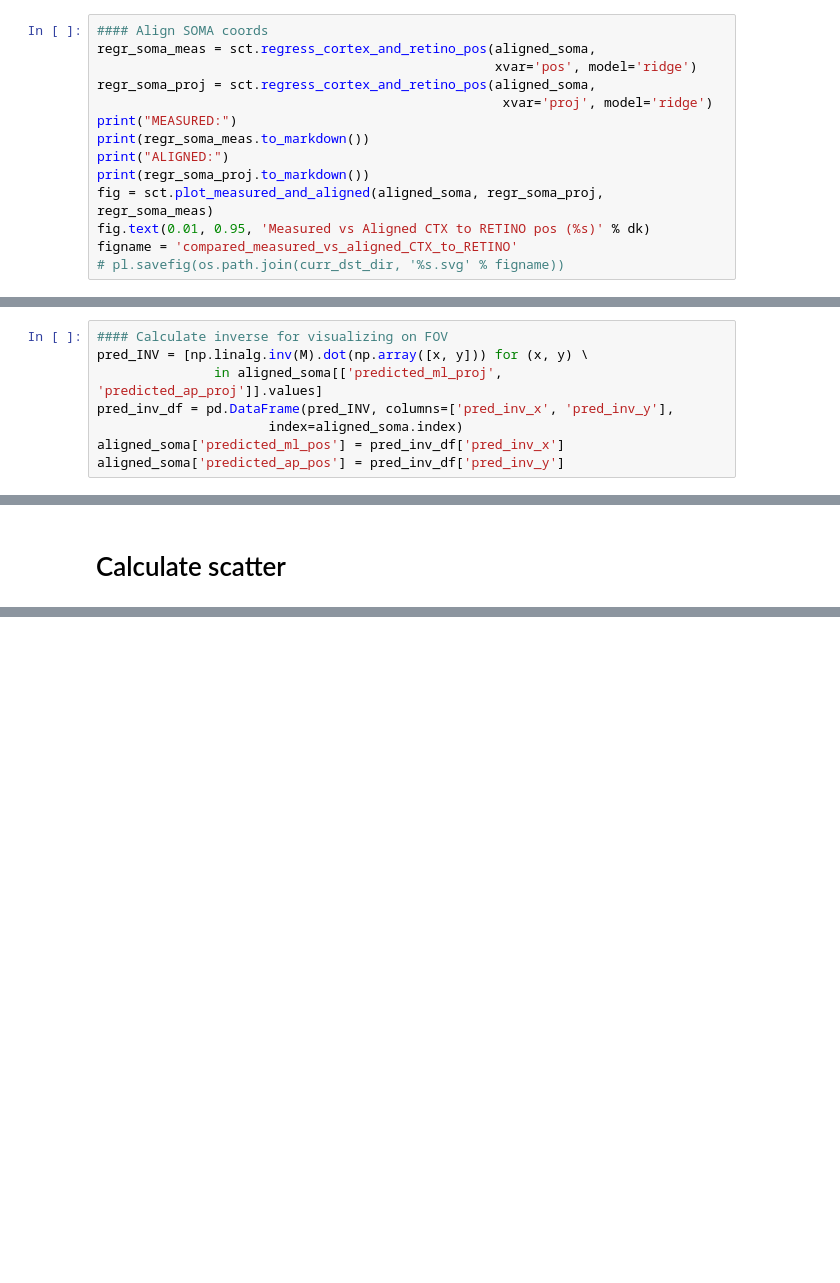
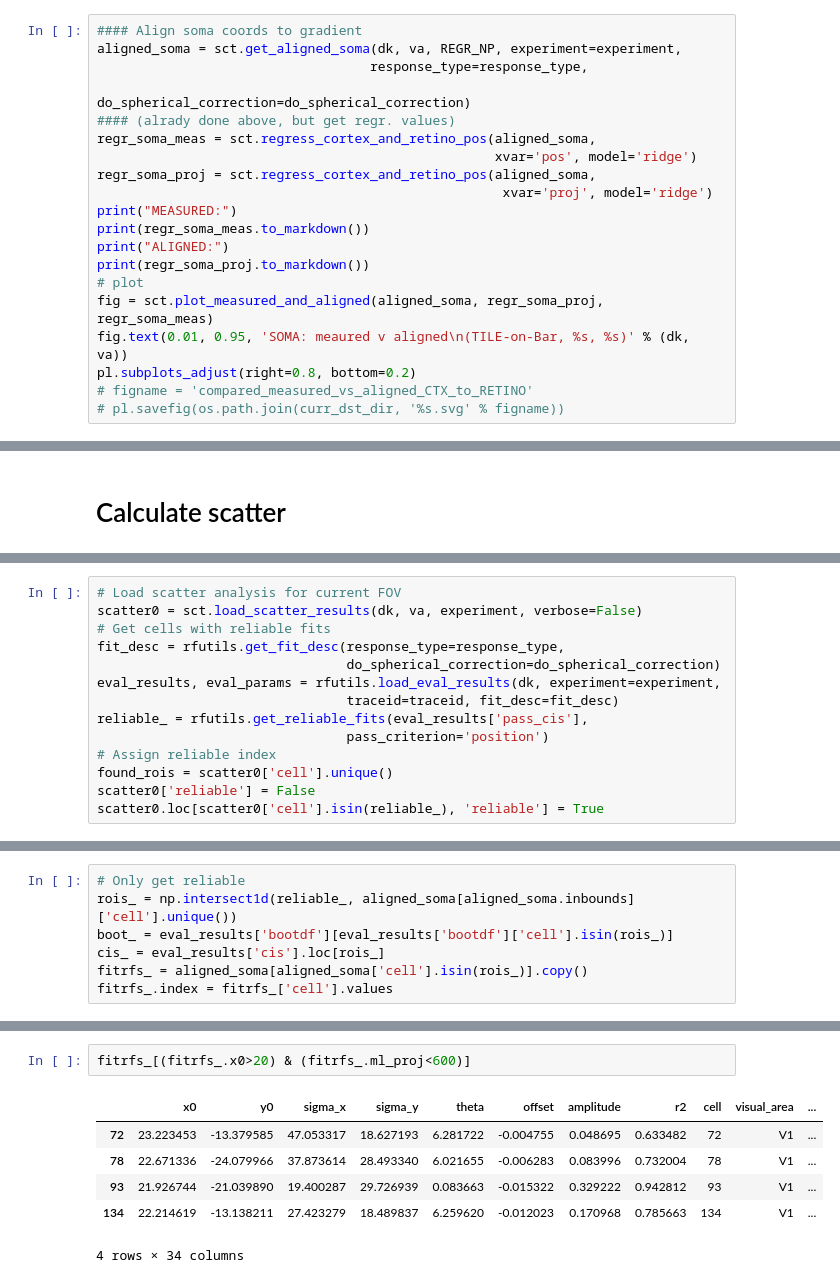
Before and after one commit to julianarhee/rat-2p-area-characterizations, a Jupyter notebook: analyze2p/receptive_fields/retinoscatter_figure.ipynb, the cells around one changed output, grey strips where cells are left out. Saved outputs shown, nothing was run; the diff lists cells and outputs as text; blank space fills up the shorter version.

```diff
--- a/analyze2p/receptive_fields/retinoscatter_figure.ipynb
+++ b/analyze2p/receptive_fields/retinoscatter_figure.ipynb
@@ -296,5 +126,9 @@ aligned_soma = pd.concat([df_soma, aligned_], axis=1).dropna().reset_index(drop=
 # %%
-#### Align SOMA coords
+#### Align soma coords to gradient
+aligned_soma = sct.get_aligned_soma(dk, va, REGR_NP, experiment=experiment,
+                                   response_type=response_type,
+                                   do_spherical_correction=do_spherical_correction)
+#### (alrady done above, but get regr. values)
 regr_soma_meas = sct.regress_cortex_and_retino_pos(aligned_soma,
                                                    xvar='pos', model='ridge')
 regr_soma_proj = sct.regress_cortex_and_retino_pos(aligned_soma,
@@ -303,9 +137,11 @@ print("MEASURED:")
 print(regr_soma_meas.to_markdown())
 print("ALIGNED:")
 print(regr_soma_proj.to_markdown())
+# plot
 fig = sct.plot_measured_and_aligned(aligned_soma, regr_soma_proj, regr_soma_meas)
-fig.text(0.01, 0.95, 'Measured vs Aligned CTX to RETINO pos (%s)' % dk)
-figname = 'compared_measured_vs_aligned_CTX_to_RETINO'
+fig.text(0.01, 0.95, 'SOMA: meaured v aligned\n(TILE-on-Bar, %s, %s)' % (dk, va))
+pl.subplots_adjust(right=0.8, bottom=0.2)
+# figname = 'compared_measured_vs_aligned_CTX_to_RETINO'
 # pl.savefig(os.path.join(curr_dst_dir, '%s.svg' % figname))
 # %% [output]
 MEASURED:
@@ -341,9 +159 @@ aligned_soma['predicted_y0'] = r_y
-# %%
-#### Calculate inverse for visualizing on FOV
-pred_INV = [np.linalg.inv(M).dot(np.array([x, y])) for (x, y) \
-               in aligned_soma[['predicted_ml_proj', 'predicted_ap_proj']].values]
-pred_inv_df = pd.DataFrame(pred_INV, columns=['pred_inv_x', 'pred_inv_y'],
-                      index=aligned_soma.index)
-aligned_soma['predicted_ml_pos'] = pred_inv_df['pred_inv_x']
-aligned_soma['predicted_ap_pos'] = pred_inv_df['pred_inv_y']
 # %% [markdown]
@@ -453,0 +273,14 @@ pl.subplots_adjust(left=0.1, right=0.8, bottom=0.25, top=0.85, wspace=0.5, hspac
+# %%
+# Load scatter analysis for current FOV
+scatter0 = sct.load_scatter_results(dk, va, experiment, verbose=False)
+# Get cells with reliable fits
+fit_desc = rfutils.get_fit_desc(response_type=response_type,
+                                do_spherical_correction=do_spherical_correction)
+eval_results, eval_params = rfutils.load_eval_results(dk, experiment=experiment,
+                                traceid=traceid, fit_desc=fit_desc)
+reliable_ = rfutils.get_reliable_fits(eval_results['pass_cis'],
+                                pass_criterion='position')
+# Assign reliable index
+found_rois = scatter0['cell'].unique()
+scatter0['reliable'] = False
+scatter0.loc[scatter0['cell'].isin(reliable_), 'reliable'] = True
@@ -453,0 +298,7 @@ pl.subplots_adjust(left=0.1, right=0.8, bottom=0.25, top=0.85, wspace=0.5, hspac
+# %%
+# Only get reliable
+rois_ = np.intersect1d(reliable_, aligned_soma[aligned_soma.inbounds]['cell'].unique())
+boot_ = eval_results['bootdf'][eval_results['bootdf']['cell'].isin(rois_)]
+cis_ = eval_results['cis'].loc[rois_]
+fitrfs_ = aligned_soma[aligned_soma['cell'].isin(rois_)].copy()
+fitrfs_.index = fitrfs_['cell'].values
@@ -453,0 +352,9 @@ pl.subplots_adjust(left=0.1, right=0.8, bottom=0.25, top=0.85, wspace=0.5, hspac
+# %%
+fitrfs_[(fitrfs_.x0>20) & (fitrfs_.ml_proj<600)]
+# %% [output]
+|  | x0 | y0 | sigma_x | sigma_y | theta | offset | amplitude | r2 | cell | visual_area | ... |
+| 72 | 23.223453 | -13.379585 | 47.053317 | 18.627193 | 6.281722 | -0.004755 | 0.048695 | 0.633482 | 72 | V1 | ... |
+| 78 | 22.671336 | -24.079966 | 37.873614 | 28.493340 | 6.021655 | -0.006283 | 0.083996 | 0.732004 | 78 | V1 | ... |
+| 93 | 21.926744 | -21.039890 | 19.400287 | 29.726939 | 0.083663 | -0.015322 | 0.329222 | 0.942812 | 93 | V1 | ... |
+| 134 | 22.214619 | -13.138211 | 27.423279 | 18.489837 | 6.259620 | -0.012023 | 0.170968 | 0.785663 | 134 | V1 | ... |
+4 rows × 34 columns
```
Also changed, not shown: parts of 57 cells of this notebook, 8 other files.
